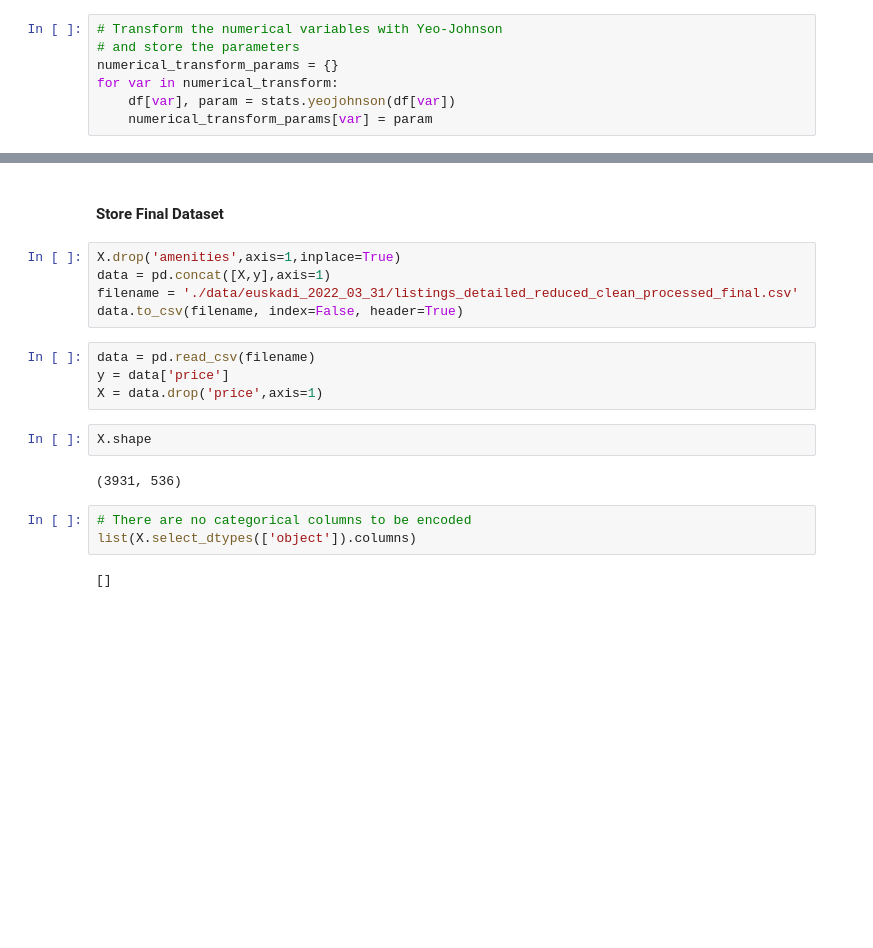
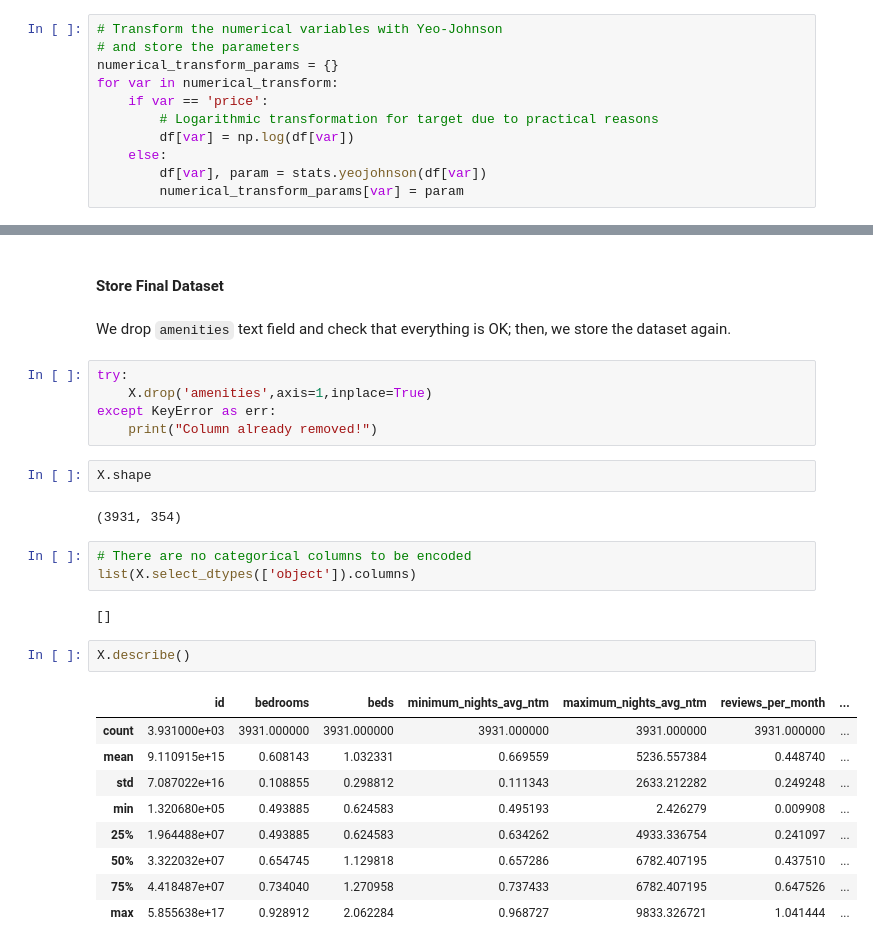
Before and after one commit to mxagar/airbnb_data_analysis, a Jupyter notebook: 02_AirBnB_DataAnalysis_FeatureEngineering_and_Selection.ipynb, the cells around one changed output, grey strips where cells are left out. Drawn from its saved outputs; the diff is of its cells as text; blank space fills up the shorter version.

```diff
--- a/02_AirBnB_DataAnalysis_FeatureEngineering_and_Selection.ipynb
+++ b/02_AirBnB_DataAnalysis_FeatureEngineering_and_Selection.ipynb
@@ -192,8 +226,12 @@ assert len(numerical_cols) == \
 # and store the parameters
 numerical_transform_params = {}
 for var in numerical_transform:
-    df[var], param = stats.yeojohnson(df[var])
-    numerical_transform_params[var] = param
+    if var == 'price':
+        # Logarithmic transformation for target due to practical reasons
+        df[var] = np.log(df[var])
+    else:
+        df[var], param = stats.yeojohnson(df[var])
+        numerical_transform_params[var] = param
 # %%
 # Yeo-Johnso Transformation parameters
 numerical_transform_params
@@ -1325,20 +1360,30 @@ plt.figure(figsize=(20,10))
 # %% [markdown]
 #### Store Final Dataset
+# %% [markdown]
+We drop `amenities` text field and check that everything is OK; then, we store the dataset again.
 # %%
-X.drop('amenities',axis=1,inplace=True)
-data = pd.concat([X,y],axis=1)
-filename = './data/euskadi_2022_03_31/listings_detailed_reduced_clean_processed_final.csv'
-data.to_csv(filename, index=False, header=True)
+try:
+    X.drop('amenities',axis=1,inplace=True)
+except KeyError as err:
+    print("Column already removed!")
-# %%
-data = pd.read_csv(filename)
-y = data['price']
-X = data.drop('price',axis=1)
 # %%
 X.shape
 # %% [output]
-(3931, 536)
+(3931, 354)
 # %%
 # There are no categorical columns to be encoded
 list(X.select_dtypes(['object']).columns)
 # %% [output]
 []
+# %%
+X.describe()
+# %% [output]
+|  | id | bedrooms | beds | minimum_nights_avg_ntm | maximum_nights_avg_ntm | reviews_per_month | ... |
+| count | 3.931000e+03 | 3931.000000 | 3931.000000 | 3931.000000 | 3931.000000 | 3931.000000 | ... |
+| mean | 9.110915e+15 | 0.608143 | 1.032331 | 0.669559 | 5236.557384 | 0.448740 | ... |
+| std | 7.087022e+16 | 0.108855 | 0.298812 | 0.111343 | 2633.212282 | 0.249248 | ... |
+| min | 1.320680e+05 | 0.493885 | 0.624583 | 0.495193 | 2.426279 | 0.009908 | ... |
+| 25% | 1.964488e+07 | 0.493885 | 0.624583 | 0.634262 | 4933.336754 | 0.241097 | ... |
+| 50% | 3.322032e+07 | 0.654745 | 1.129818 | 0.657286 | 6782.407195 | 0.437510 | ... |
+| 75% | 4.418487e+07 | 0.734040 | 1.270958 | 0.737433 | 6782.407195 | 0.647526 | ... |
+| max | 5.855638e+17 | 0.928912 | 2.062284 | 0.968727 | 9833.326721 | 1.041444 | ... |
```
Also changed, not shown: parts of 38 cells of this notebook, 1 other file.
